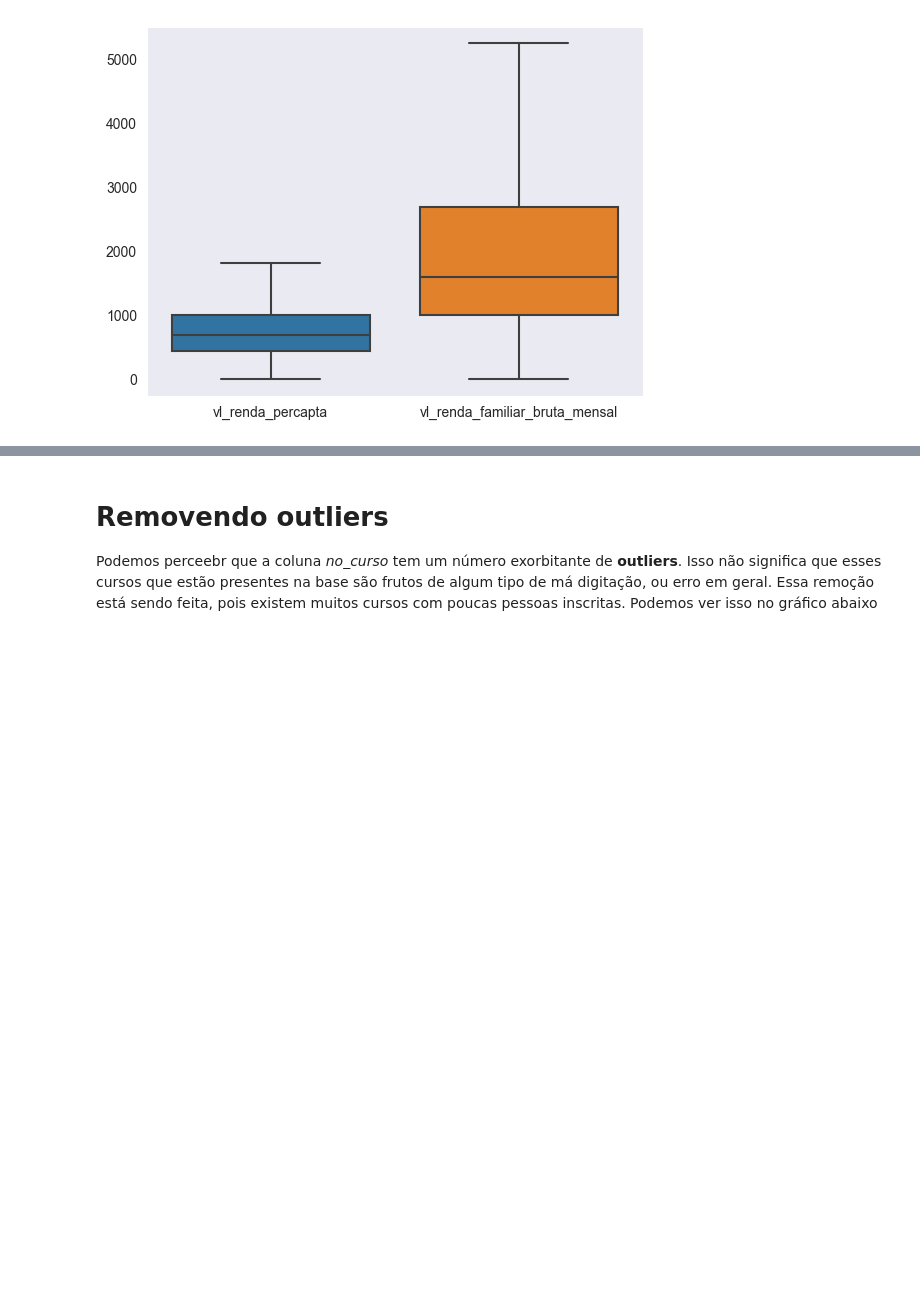
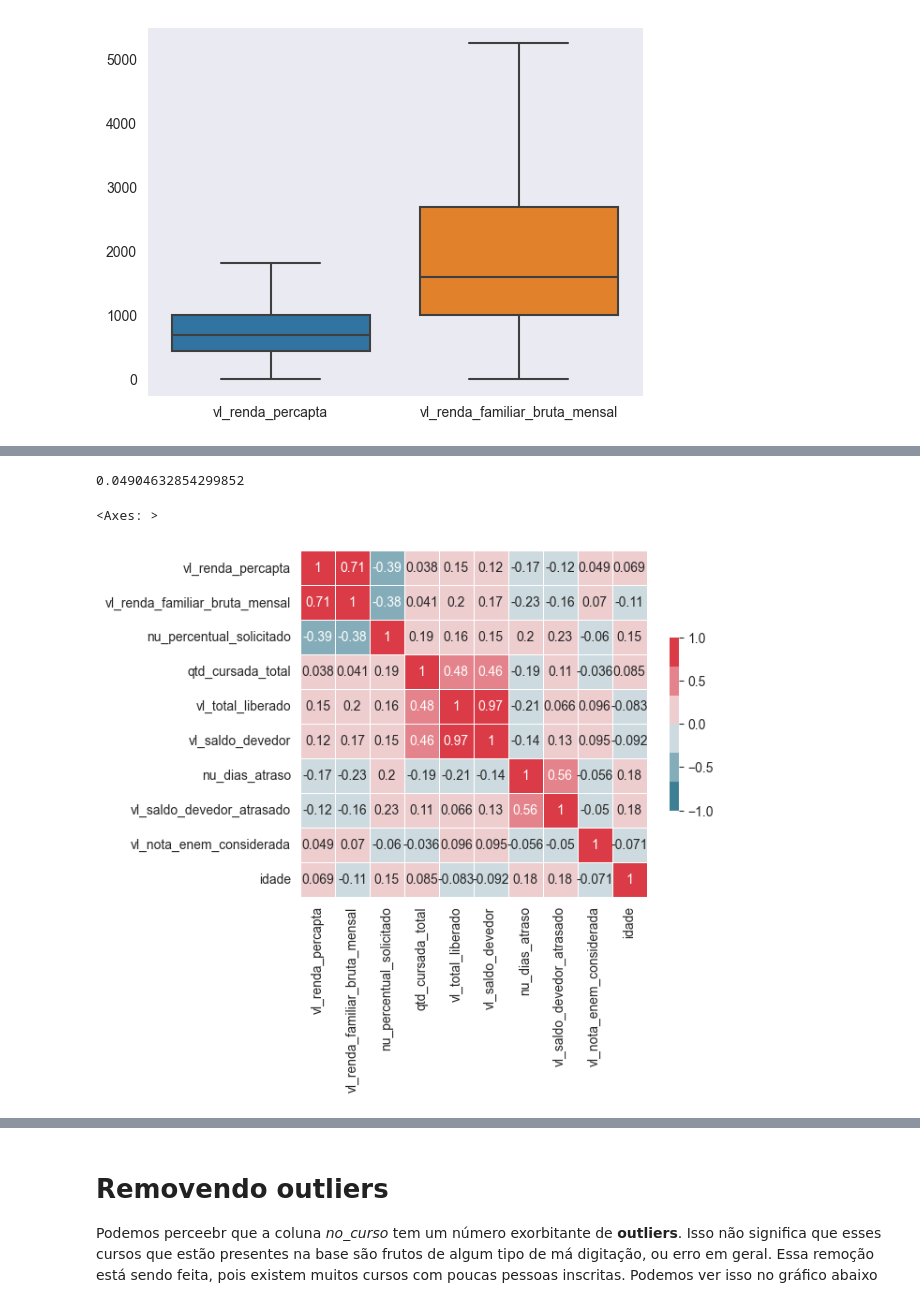
Before and after one commit to MarcosViniciusAraujo/puc-rio-aprendizado-automatico, a Jupyter notebook: Educacao_superior.ipynb, the cells around one changed output, grey strips where cells are left out. Saved outputs shown, nothing was run; the diff lists cells and outputs as text; code cells hidden in the pictures; blank space fills up the shorter version.

```diff
--- a/Educacao_superior.ipynb
+++ b/Educacao_superior.ipynb
@@ -238,0 +265,25 @@ sns.boxplot(
+# %%
+df_enem_existe['vl_nota_enem_considerada'].corr(df_enem_existe['vl_renda_percapta'])
+# %% [output]
+0.04904632854299852
+# %%
+
+
+corr_total = df.corr(numeric_only=True)
+cmap = sns.diverging_palette(220, 10)
+
+
+
+sns.heatmap(corr_total,
+            annot=True,
+            cmap=cmap,
+            vmax=1,
+            vmin=-1,
+            center=0,
+            square=True,
+            linewidth=.5,
+            cbar_kws={"shrink":.5},
+           )
+# %% [output]
+<Axes: >
+[figure, added]
```
Also changed, not shown: parts of 11 cells of this notebook.
